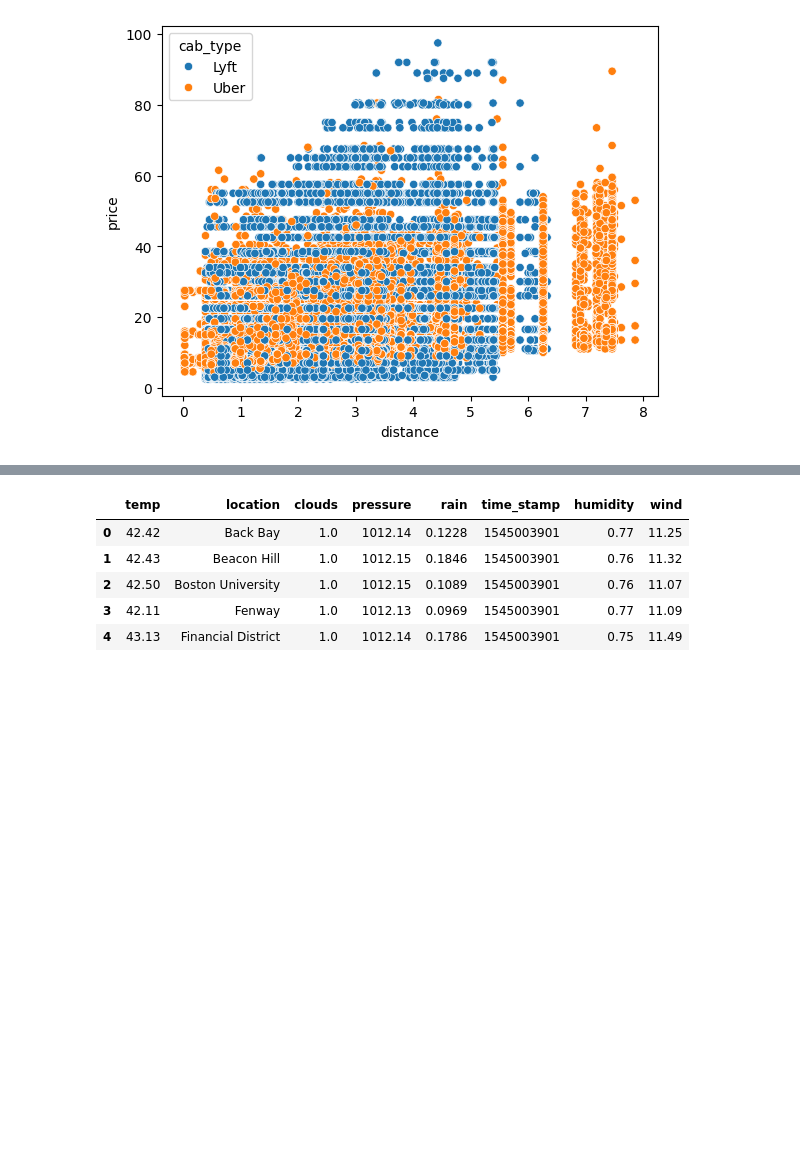
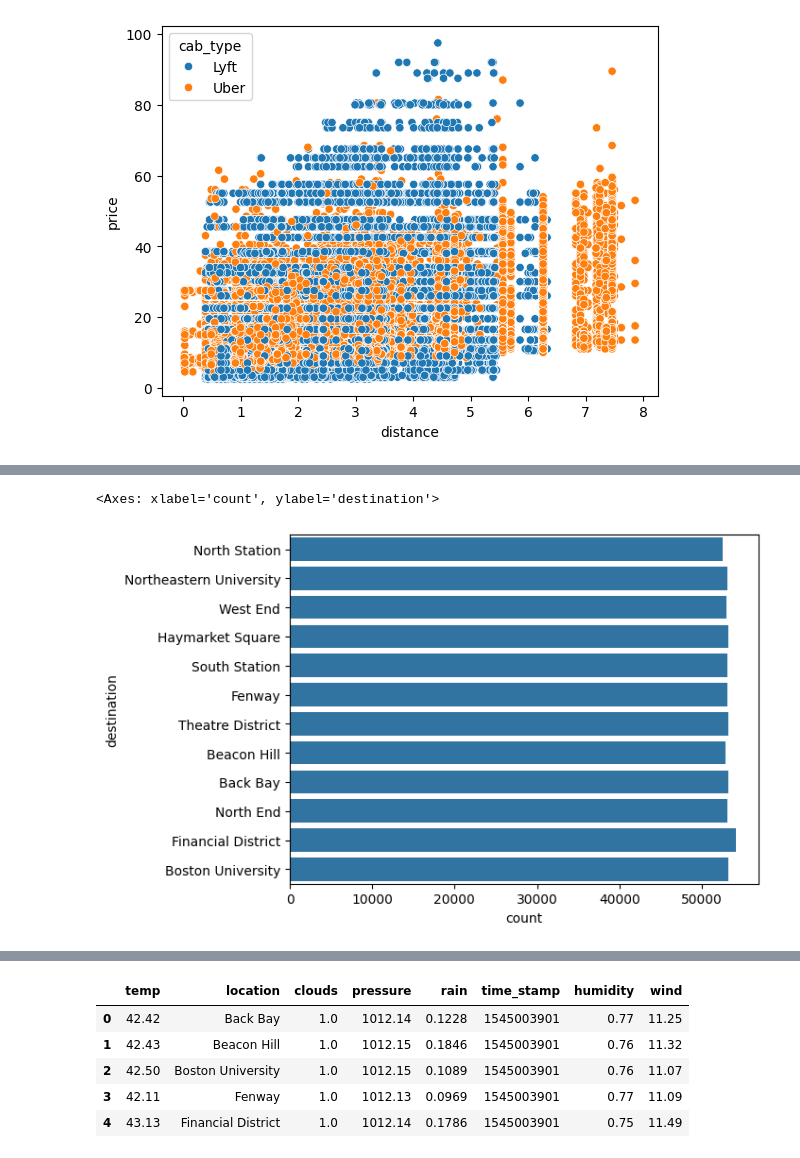
Before and after one commit to mkr9395/nyc-taxi-fare-prediction, a Jupyter notebook: notebooks/data_cleaning.ipynb, the cells around one changed output, grey strips where cells are left out. Cells and saved outputs as stored; diff of their text form; code cells hidden in the pictures; blank space fills up the shorter version.

```diff
--- a/notebooks/data_cleaning.ipynb
+++ b/notebooks/data_cleaning.ipynb
@@ -136,0 +159,8 @@ dtype: object
+# %%
+def datetime_conversion(x):
+    readable_time = datetime.utcfromtimestamp(x / 1000).strftime('%Y-%m-%d %H:%M:%S')
+    return readable_time
+# %%
+df['time_stamp'] = df['time_stamp'].apply(datetime_conversion)
+df['time_stamp'] = pd.to_datetime(df['time_stamp'])
+df.head()
@@ -136,0 +174,10 @@ dtype: object
+# %%
+df['date'] = df['time_stamp'].dt.day
+df['month'] = df['time_stamp'].dt.month
+df['year'] = df['time_stamp'].dt.year
+df['week_day'] = df['time_stamp'].dt.weekday
+df['hour'] = df['time_stamp'].dt.hour
+
+df.drop(columns=['time_stamp','year'],inplace=True)
+
+df.head()
@@ -157,0 +242,5 @@ Name: time_stamp, Length: 693071, dtype: datetime64[ns]
+# %%
+sns.countplot(df['destination'])
+# %% [output]
+<Axes: xlabel='count', ylabel='destination'>
+[figure, added]
```
Also changed, not shown: parts of 72 cells of this notebook.
